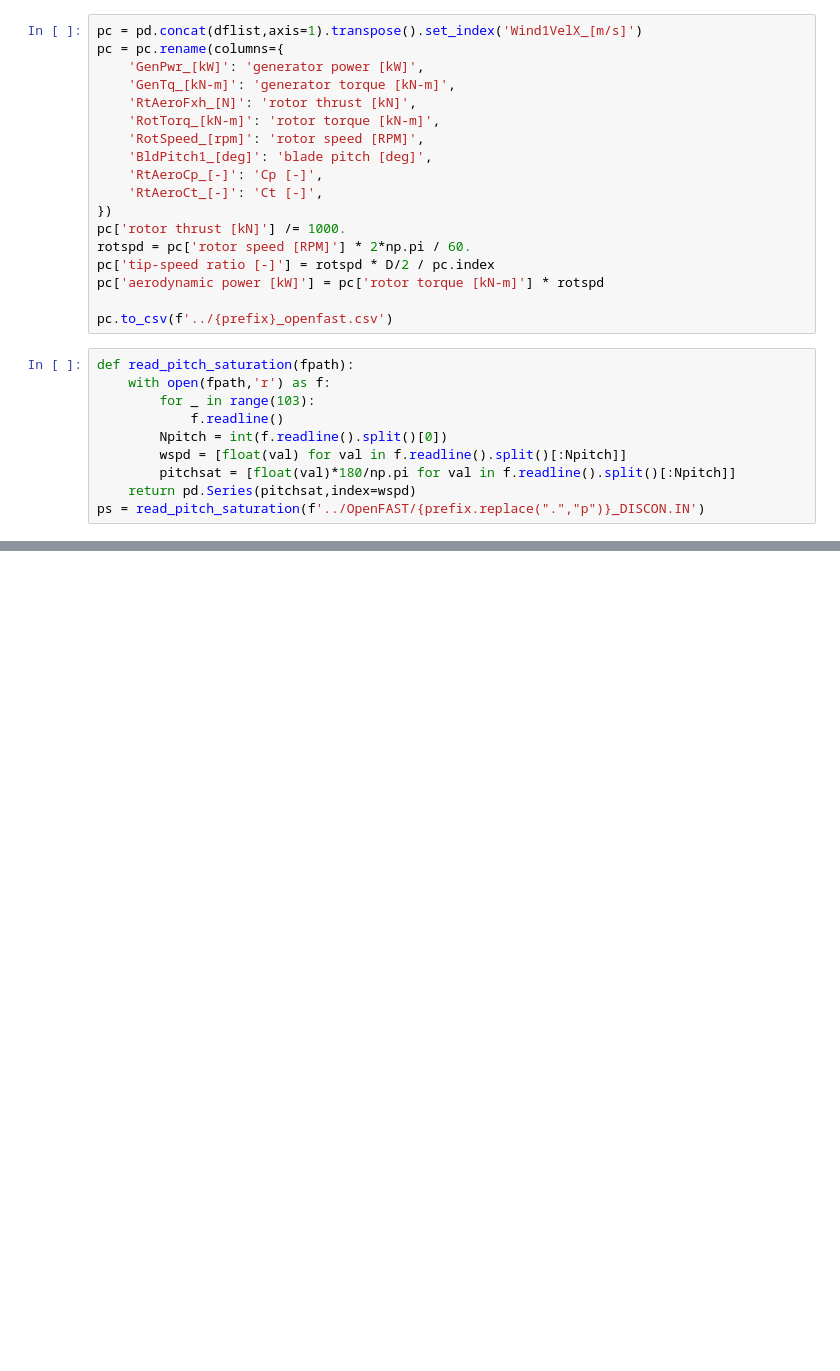
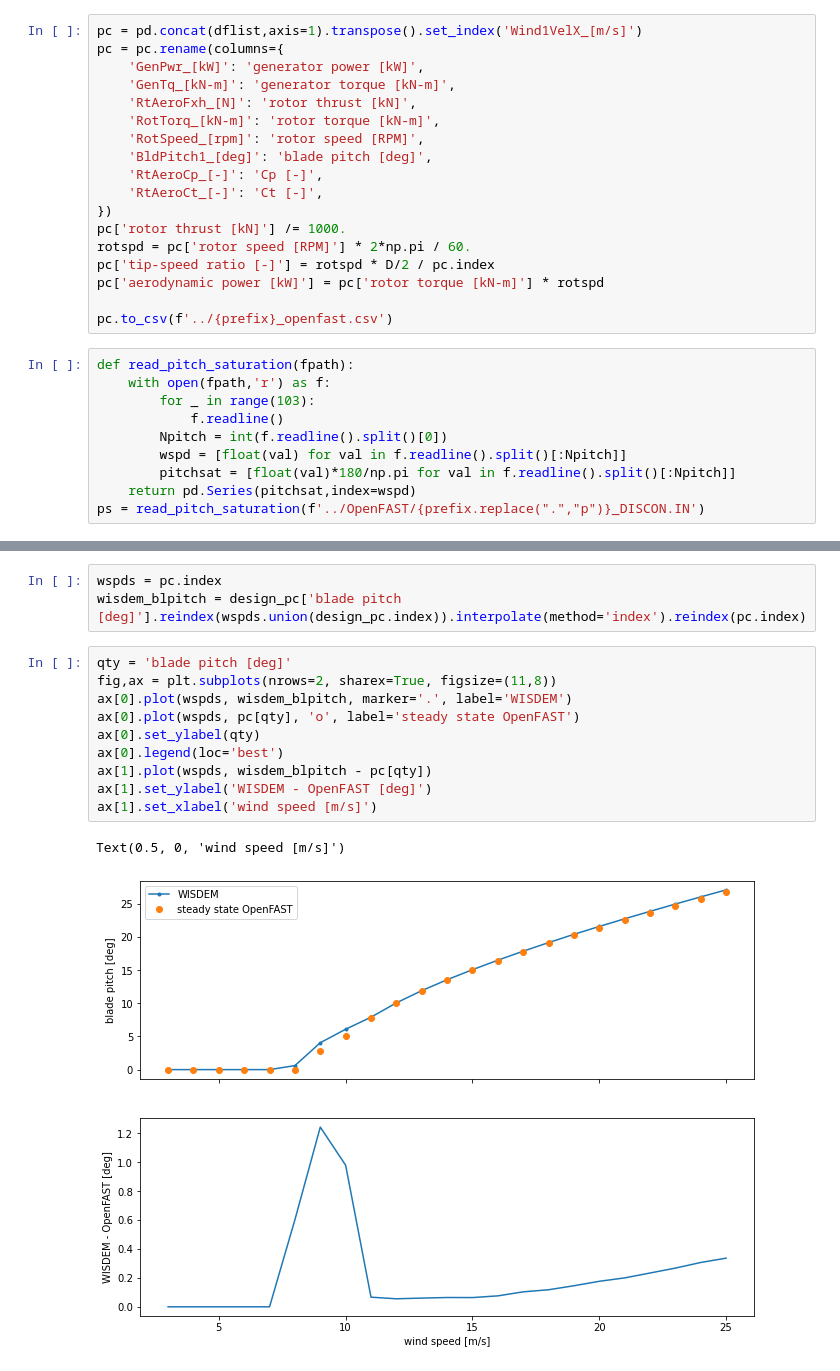
Before and after one commit to NREL/openfast-turbine-models, a Jupyter notebook: IEA-scaled/NREL-2.8-127/WEIS/check_NREL-2p8-127_openfast_powercurve.ipynb, the cells around one changed output, grey strips where cells are left out. Drawn from its saved outputs; the diff is of its cells as text; blank space fills up the shorter version.

```diff
--- a/IEA-scaled/NREL-2.8-127/WEIS/check_NREL-2p8-127_openfast_powercurve.ipynb
+++ b/IEA-scaled/NREL-2.8-127/WEIS/check_NREL-2p8-127_openfast_powercurve.ipynb
@@ -143,0 +147,16 @@ ax[1].plot(ps.index, ps, '--', color='tab:orange',
+# %%
+wspds = pc.index
+wisdem_blpitch = design_pc['blade pitch [deg]'].reindex(wspds.union(design_pc.index)).interpolate(method='index').reindex(pc.index)
+# %%
+qty = 'blade pitch [deg]'
+fig,ax = plt.subplots(nrows=2, sharex=True, figsize=(11,8))
+ax[0].plot(wspds, wisdem_blpitch, marker='.', label='WISDEM')
+ax[0].plot(wspds, pc[qty], 'o', label='steady state OpenFAST')
+ax[0].set_ylabel(qty)
+ax[0].legend(loc='best')
+ax[1].plot(wspds, wisdem_blpitch - pc[qty])
+ax[1].set_ylabel('WISDEM - OpenFAST [deg]')
+ax[1].set_xlabel('wind speed [m/s]')
+# %% [output]
+Text(0.5, 0, 'wind speed [m/s]')
+[figure, added]
```
Also changed, not shown: parts of 2 cells of this notebook, 14 other files.
